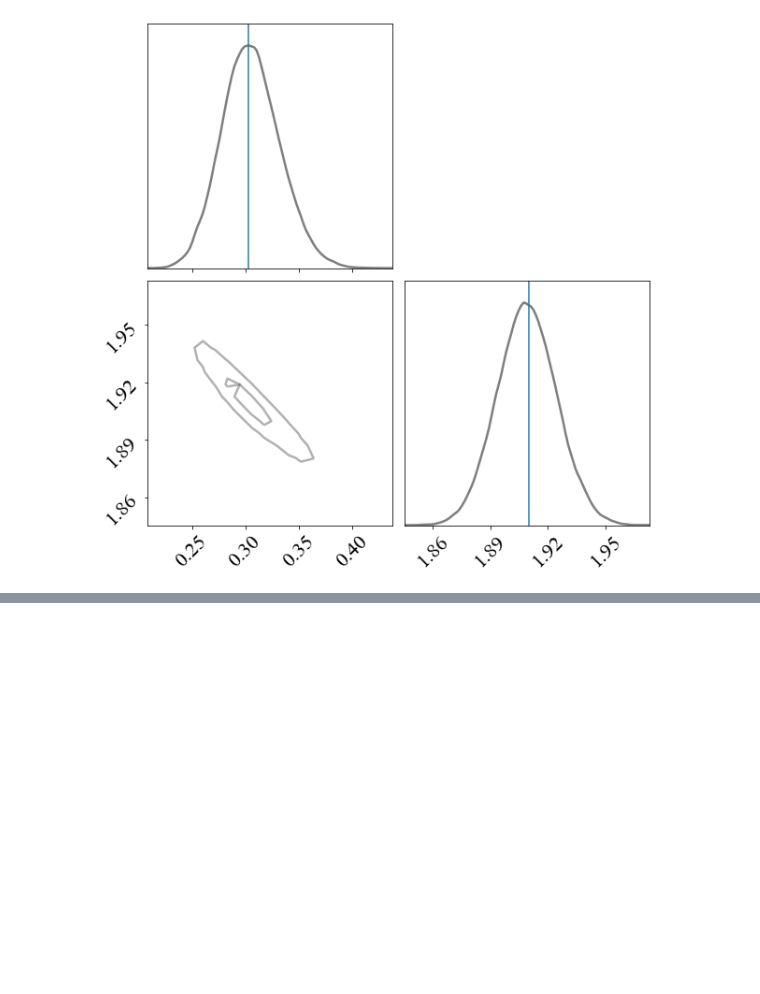
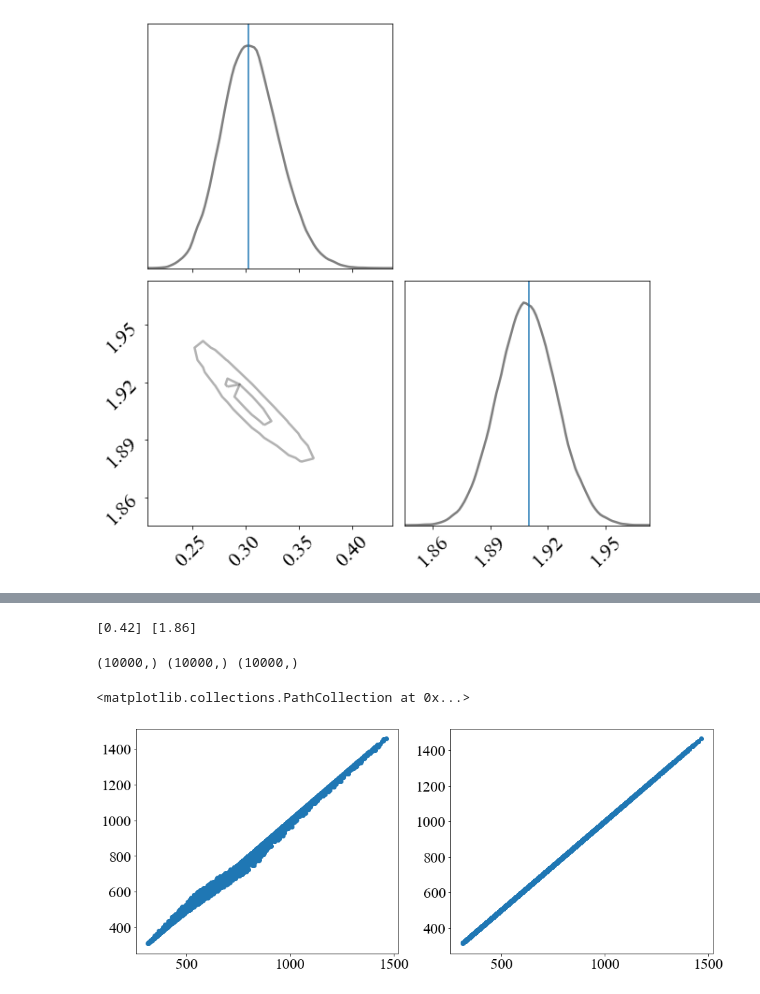
Before and after one commit to SvPoder/exoplanets, a Jupyter notebook: jupyter-notebook/testing.ipynb, the cells around one changed output, grey strips where cells are left out. Saved outputs shown, nothing was run; the diff lists cells and outputs as text; code cells hidden in the pictures; blank space fills up the shorter version.

```diff
--- a/jupyter-notebook/testing.ipynb
+++ b/jupyter-notebook/testing.ipynb
@@ -673,0 +711,4 @@ print(chi2min)
+# %%
+print (f[pos_min[1]], gamma[pos_min[0]])
+# %% [output]
+[0.42] [1.86]
@@ -673,0 +718,52 @@ print(chi2min)
+# %%
+## load theoretical BD cooling model taken from Saumon & Marley '08 (fig 2)
+age  = {}; logL = {}; L = {}; Teff = {}
+M    = [0.005, 0.01, 0.02, 0.03, 0.04, 0.05, 0.06, 0.07, 0.08]
+# TODO simplify by directly interpolating heating/luminosity
+filepath = "../data/evolution_models/SM08/"
+for m in M:
+    data = np.genfromtxt(filepath + "saumon_marley_fig2_" + str(m) + ".dat",
+                             unpack=True)
+    age[m]   = data[0]
+    heat_int = np.power(10, data[1])*L_sun.value
+    Teff[m]  = temperature(heat_int, R_jup)
+log_age  = np.linspace(6.1, 9.92, 10)
+_log_age = []
+_mass    = []
+_teff    = []
+for m in M:
+    Teff_interp = interp1d(age[m], Teff[m])
+    for lage in log_age:
+        _log_age.append(lage)
+        _mass.append(m)
+        _teff.append(Teff_interp(lage))
+# effective temperature (wo DM heating) vs log(age) and mass exoplanet
+Teff_interp_2d = interp2d(_log_age, _mass, _teff)
+
+## calculate predictic intrinsic heat flow for mock BDs
+heat_int = np.zeros(len(r_obs))
+for i in range(len(r_obs)):
+    heat_int[i] = heat(Teff_interp_2d(log_ages[i], mass[i]), R_jup.value)
+# %%
+Tmodel = temperature_withDM(r_obs, heat_int, f=0.42, M=mass*M_jup.value, # Este M_jup!!!! en mock_population
+                            # tengo que es M_sun ---> ver cual es el valor correcto
+                            parameters=[1.86, 20., 0.42])
+
+Tmodel_true = temperature_withDM(r_obs, heat_int, f=1., M=mass*M_sun.value,
+                            parameters=[1., 20., 0.42])
+# %%
+print (Tobs.shape, Tmodel.shape, Tmodel_true.shape)
+# %% [output]
+(10000,) (10000,) (10000,)
+# %%
+fig, ax = plt.subplots(1, 2, figsize=(15, 6))
+
+ax[0].scatter(Tobs, Tmodel)
+
+ax[1].scatter(Tobs, Tmodel_true) # esta pienso que debería ser una línea, ya que no estoy introduciendo ruido
+# ¿Por qué no obtengo una línea??
+
+# COMPROBAR LAS UNIDADES DE MASA!!
+# %% [output]
+<matplotlib.collections.PathCollection at 0x...>
+[figure, added]
```
Also changed, not shown: parts of 6 cells of this notebook, 2 other files.
